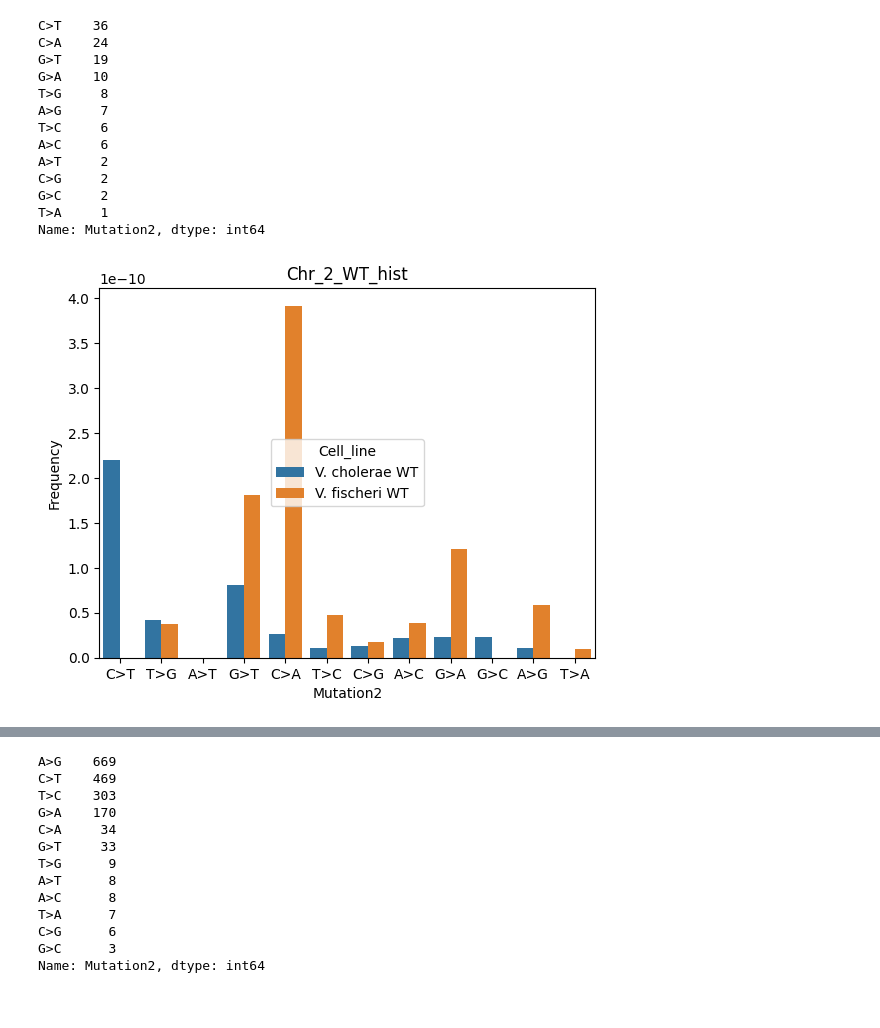
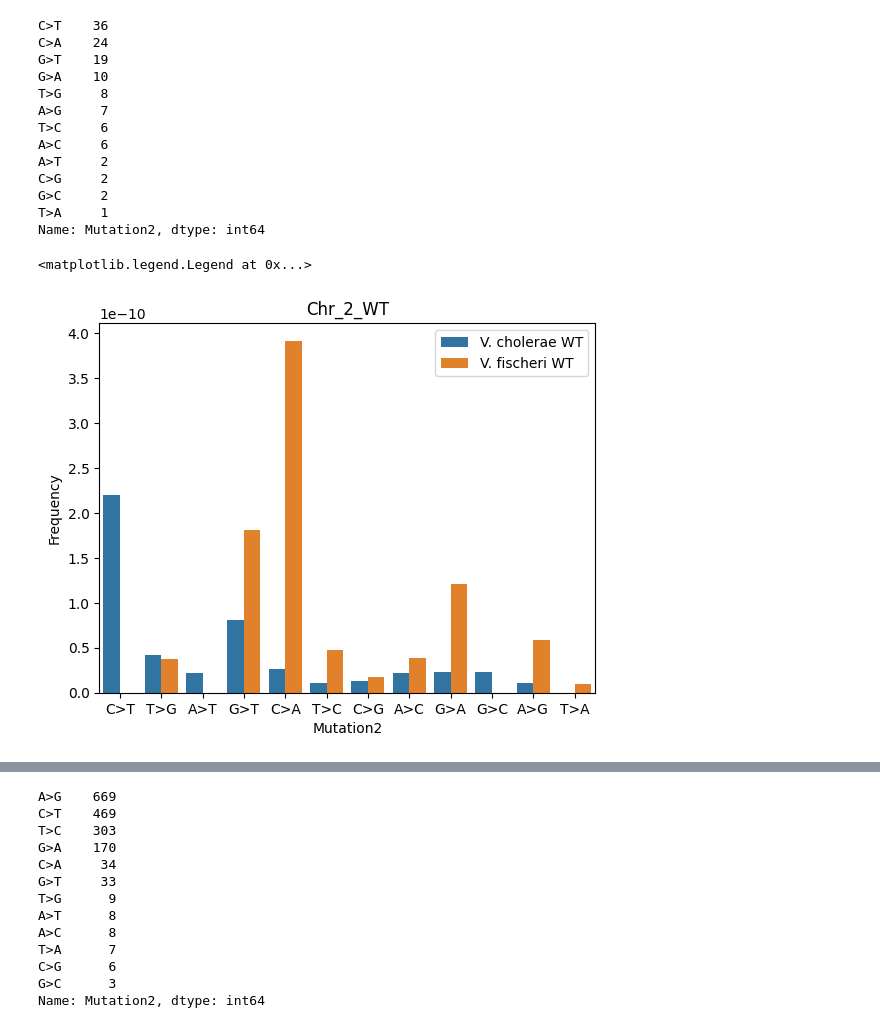
Before and after one commit to Eldar202/V.-Cholerae-history, a Jupyter notebook: Mut_spec_chr.ipynb, the cells around one changed output, grey strips where cells are left out. Saved outputs shown, nothing was run; the diff lists cells and outputs as text; code cells hidden in the pictures.

```diff
--- a/Mut_spec_chr.ipynb
+++ b/Mut_spec_chr.ipynb
@@ -1398,14 +1396,13 @@ Name: Mutation2, dtype: int64
 Chr_2_VC_WT['Mut_counts'] = 1 #Mut_counts для Chr_2_VC_WT
 Chr_2_VC_WT.loc[Chr_2_VC_WT['Mutation2']=='A>C', 'Mut_counts'] = Chr_2_VC_WT['Mutation2'].value_counts()['A>C']
 Chr_2_VC_WT.loc[Chr_2_VC_WT['Mutation2']=='A>G', 'Mut_counts'] = Chr_2_VC_WT['Mutation2'].value_counts()['A>G']
-
 Chr_2_VC_WT.loc[Chr_2_VC_WT['Mutation2']=='C>A', 'Mut_counts'] = Chr_2_VC_WT['Mutation2'].value_counts()['C>A']
 Chr_2_VC_WT.loc[Chr_2_VC_WT['Mutation2']=='C>G', 'Mut_counts'] = Chr_2_VC_WT['Mutation2'].value_counts()['C>G']
 Chr_2_VC_WT.loc[Chr_2_VC_WT['Mutation2']=='C>T', 'Mut_counts'] = Chr_2_VC_WT['Mutation2'].value_counts()['C>T']
 Chr_2_VC_WT.loc[Chr_2_VC_WT['Mutation2']=='G>A', 'Mut_counts'] = Chr_2_VC_WT['Mutation2'].value_counts()['G>A']
 Chr_2_VC_WT.loc[Chr_2_VC_WT['Mutation2']=='G>C', 'Mut_counts'] = Chr_2_VC_WT['Mutation2'].value_counts()['G>C']
 Chr_2_VC_WT.loc[Chr_2_VC_WT['Mutation2']=='G>T', 'Mut_counts'] = Chr_2_VC_WT['Mutation2'].value_counts()['G>T']
-Chr_2_VC_WT.loc[Chr_2_VC_WT['Mutation2']=='T>A', 'Mut_counts'] = 0
+
 Chr_2_VC_WT.loc[Chr_2_VC_WT['Mutation2']=='T>C', 'Mut_counts'] = Chr_2_VC_WT['Mutation2'].value_counts()['T>C']
 Chr_2_VC_WT.loc[Chr_2_VC_WT['Mutation2']=='T>G', 'Mut_counts'] = Chr_2_VC_WT['Mutation2'].value_counts()['T>G']
 Chr_2_VC_WT['Mut_counts'].value_counts()
@@ -1424,15 +1425,14 @@ Name: Mut_counts, dtype: int64
 # %%
 Chr_2_VC_WT['Frequency'] = 0  #Frequency для Chr_2_VC_WT.
 Chr_2_VC_WT.loc[Chr_2_VC_WT['Mutation2']=='A>C', 'Frequency'] = Chr_2_VC_WT['Mutation2'].value_counts()['A>C']/Chr_2_VC_WT['A_count']/316197
+Chr_2_VC_WT.loc[Chr_2_VC_WT['Mutation2']=='A>T', 'Frequency'] = Chr_2_VC_WT['Mutation2'].value_counts()['A>T']/Chr_2_VC_WT['A_count']/316197
 Chr_2_VC_WT.loc[Chr_2_VC_WT['Mutation2']=='A>G', 'Frequency'] = Chr_2_VC_WT['Mutation2'].value_counts()['A>G']/Chr_2_VC_WT['A_count']/316197
-
 Chr_2_VC_WT.loc[Chr_2_VC_WT['Mutation2']=='C>A', 'Frequency'] = Chr_2_VC_WT['Mutation2'].value_counts()['C>A']/Chr_2_VC_WT['C_count']/316197
 Chr_2_VC_WT.loc[Chr_2_VC_WT['Mutation2']=='C>G', 'Frequency'] = Chr_2_VC_WT['Mutation2'].value_counts()['C>G']/Chr_2_VC_WT['C_count']/316197
 Chr_2_VC_WT.loc[Chr_2_VC_WT['Mutation2']=='C>T', 'Frequency'] = Chr_2_VC_WT['Mutation2'].value_counts()['C>T']/Chr_2_VC_WT['C_count']/316197
 Chr_2_VC_WT.loc[Chr_2_VC_WT['Mutation2']=='G>A', 'Frequency'] = Chr_2_VC_WT['Mutation2'].value_counts()['G>A']/Chr_2_VC_WT['G_count']/316197
 Chr_2_VC_WT.loc[Chr_2_VC_WT['Mutation2']=='G>C', 'Frequency'] = Chr_2_VC_WT['Mutation2'].value_counts()['G>C']/Chr_2_VC_WT['G_count']/316197
 Chr_2_VC_WT.loc[Chr_2_VC_WT['Mutation2']=='G>T', 'Frequency'] = Chr_2_VC_WT['Mutation2'].value_counts()['G>T']/Chr_2_VC_WT['G_count']/316197
-Chr_2_VC_WT.loc[Chr_2_VC_WT['Mutation2']=='T>A', 'Frequency'] = 0
 Chr_2_VC_WT.loc[Chr_2_VC_WT['Mutation2']=='T>C', 'Frequency'] = Chr_2_VC_WT['Mutation2'].value_counts()['T>C']/Chr_2_VC_WT['T_count']/316197
 Chr_2_VC_WT.loc[Chr_2_VC_WT['Mutation2']=='T>G', 'Frequency'] = Chr_2_VC_WT['Mutation2'].value_counts()['T>G']/Chr_2_VC_WT['T_count']/316197
 print(len(Chr_2_VC_WT))
@@ -1544,6 +1557,9 @@ T>A     1
 Name: Mutation2, dtype: int64
 # %%
 #График для Chr_2_F_WT
-lt_chr_2_F_WT = sns.barplot(data= Chr_2_F_WT, x= 'Mutation2' , y = 'Frequency',  hue="Cell_line").set(title='Chr_2_WT_hist')
+import matplotlib.pyplot as plt
+sns.barplot(data= Chr_2_F_WT, x= 'Mutation2' , y = 'Frequency',  hue="Cell_line").set(title='Chr_2_WT')
+plt.legend(loc='upper right')
 # %% [output]
+<matplotlib.legend.Legend at 0x...>
-[figure, old version]
+[figure, new version]
```
Also changed, not shown: parts of 11 cells of this notebook.
